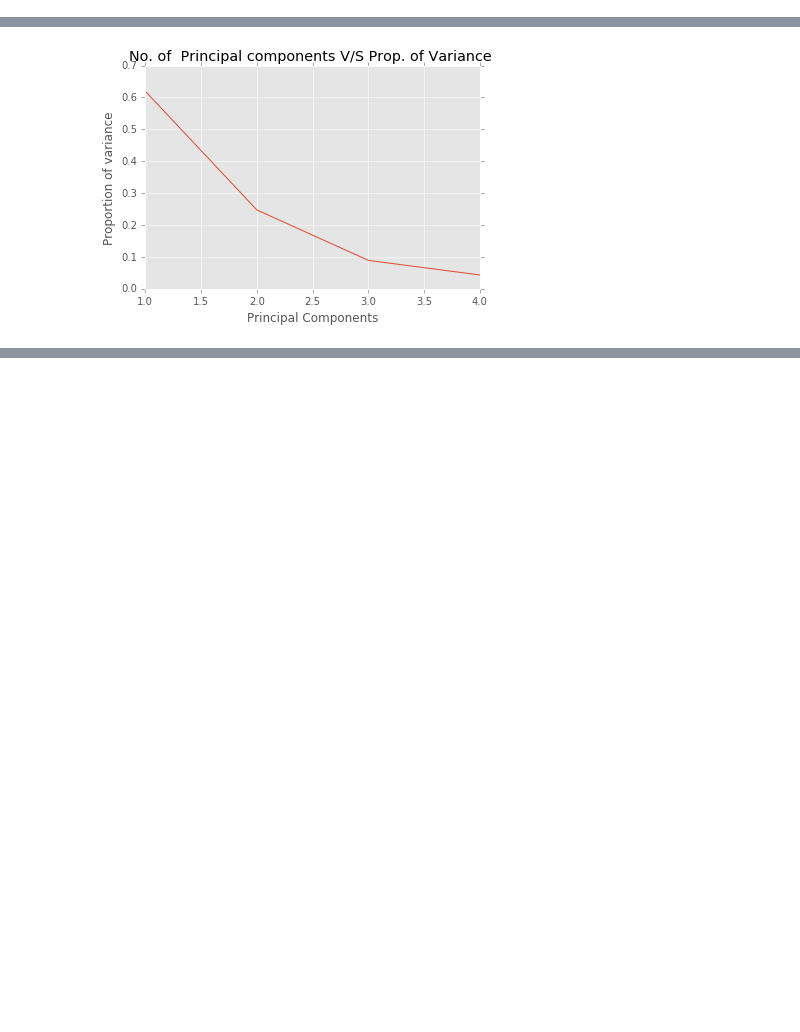
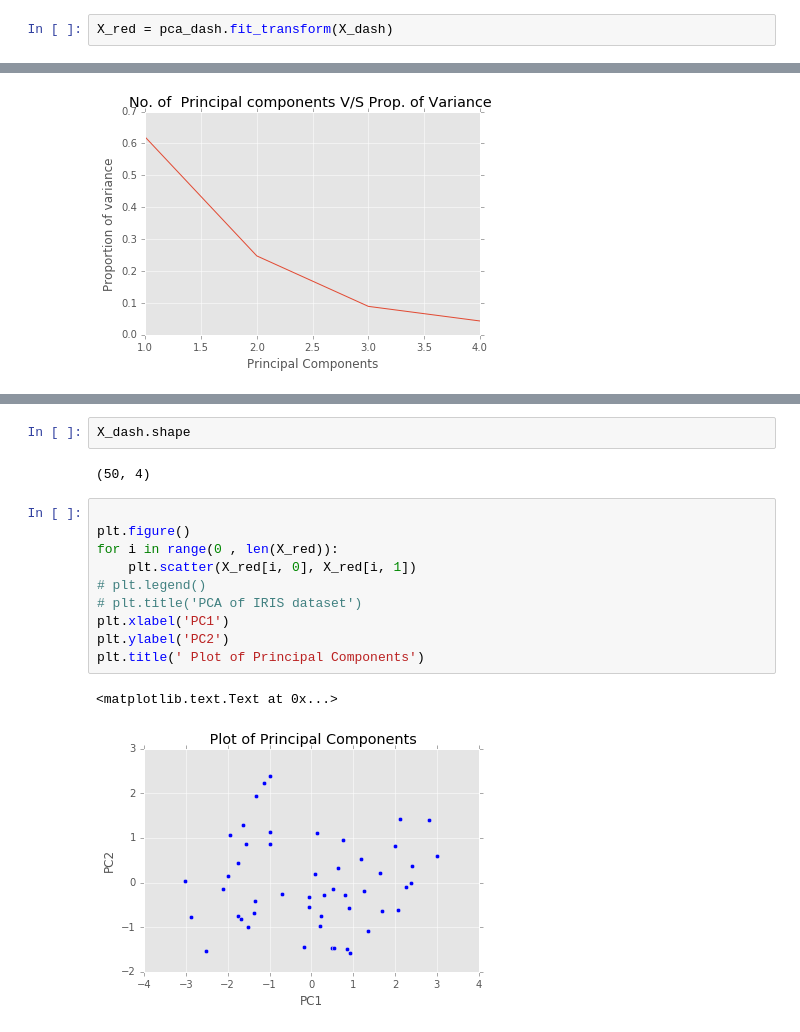
Before and after one commit to deveshkhandelwal/Modeling, a Jupyter notebook: Experiments/PCA on US Arrests.ipynb, the cells around one changed output, grey strips where cells are left out. Cells and saved outputs as stored; diff of their text form; blank space fills up the shorter version.

```diff
--- a/Experiments/PCA on US Arrests.ipynb
+++ b/Experiments/PCA on US Arrests.ipynb
@@ -103,6 +103,8 @@ X_dash.describe()
 - As evident now each of the column has been transformed with stddev = 1
 # %%
 pca_dash = decomposition.PCA().fit(X_dash)
+# %%
+X_red = pca_dash.fit_transform(X_dash)
 # %%
 pca_dash.components_
 # %% [output]
@@ -131,0 +137,17 @@ plt.title('No. of  Principal components V/S Prop. of Variance ')
+# %%
+X_dash.shape
+# %% [output]
+(50, 4)
+# %%
+
+plt.figure()
+for i in range(0 , len(X_red)):
+    plt.scatter(X_red[i, 0], X_red[i, 1])
+# plt.legend()
+# plt.title('PCA of IRIS dataset')
+plt.xlabel('PC1')
+plt.ylabel('PC2')
+plt.title(' Plot of Principal Components')
+# %% [output]
+<matplotlib.text.Text at 0x...>
+[figure, added]
```
Also changed, not shown: parts of 2 cells of this notebook, 1 other file.
